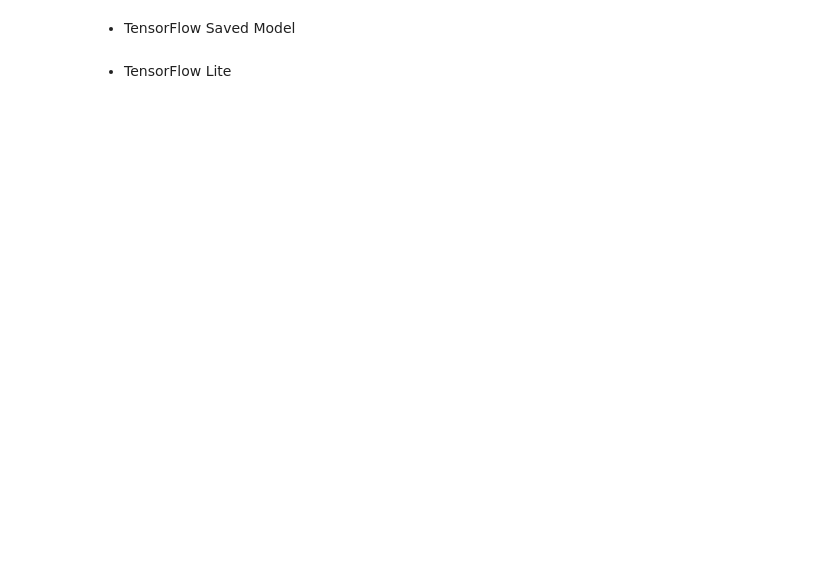
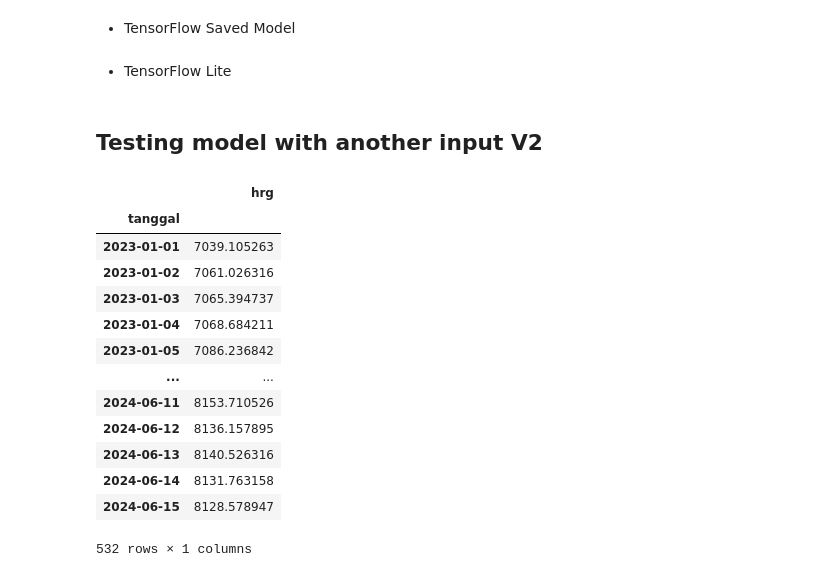
Before and after one commit to BotaniPal/ml-botanipal, a Jupyter notebook: forecasting/model/Forecasting_Jagung_-_LSTM.ipynb, the cells around one changed output. Cells and saved outputs as stored; diff of their text form; code cells hidden in the pictures; blank space fills up the shorter version.

Commit message:
feat: add another model

```diff
--- a/forecasting/model/Forecasting_Jagung_-_LSTM.ipynb
+++ b/forecasting/model/Forecasting_Jagung_-_LSTM.ipynb
@@ -315,0 +315,24 @@ output_details = interpreter.get_output_details()
+# %% [markdown]
+## Testing model with another input V2
+# %%
+# Memuat data
+data = pd.read_csv("C:\\Users\\dprih\\OneDrive\\Dokumen\\ITS\\ITS Semester 6\\Capstone-Bangkit-ML\\scrap-data-new\\new-scrap-mean\\jagung_mean.csv")
+data['tanggal'] = pd.to_datetime(data['tanggal'])
+data.set_index('tanggal', inplace=True)
+data = data.drop(columns=['no'])
+data
+# %% [output]
+|  | hrg |
+| tanggal |  |
+| 2023-01-01 | 7039.105263 |
+| 2023-01-02 | 7061.026316 |
+| 2023-01-03 | 7065.394737 |
+| 2023-01-04 | 7068.684211 |
+| 2023-01-05 | 7086.236842 |
+| ... | ... |
+| 2024-06-11 | 8153.710526 |
+| 2024-06-12 | 8136.157895 |
+| 2024-06-13 | 8140.526316 |
+| 2024-06-14 | 8131.763158 |
+| 2024-06-15 | 8128.578947 |
+532 rows × 1 columns
```
Also changed, not shown: parts of 16 cells of this notebook, 45 other files.
